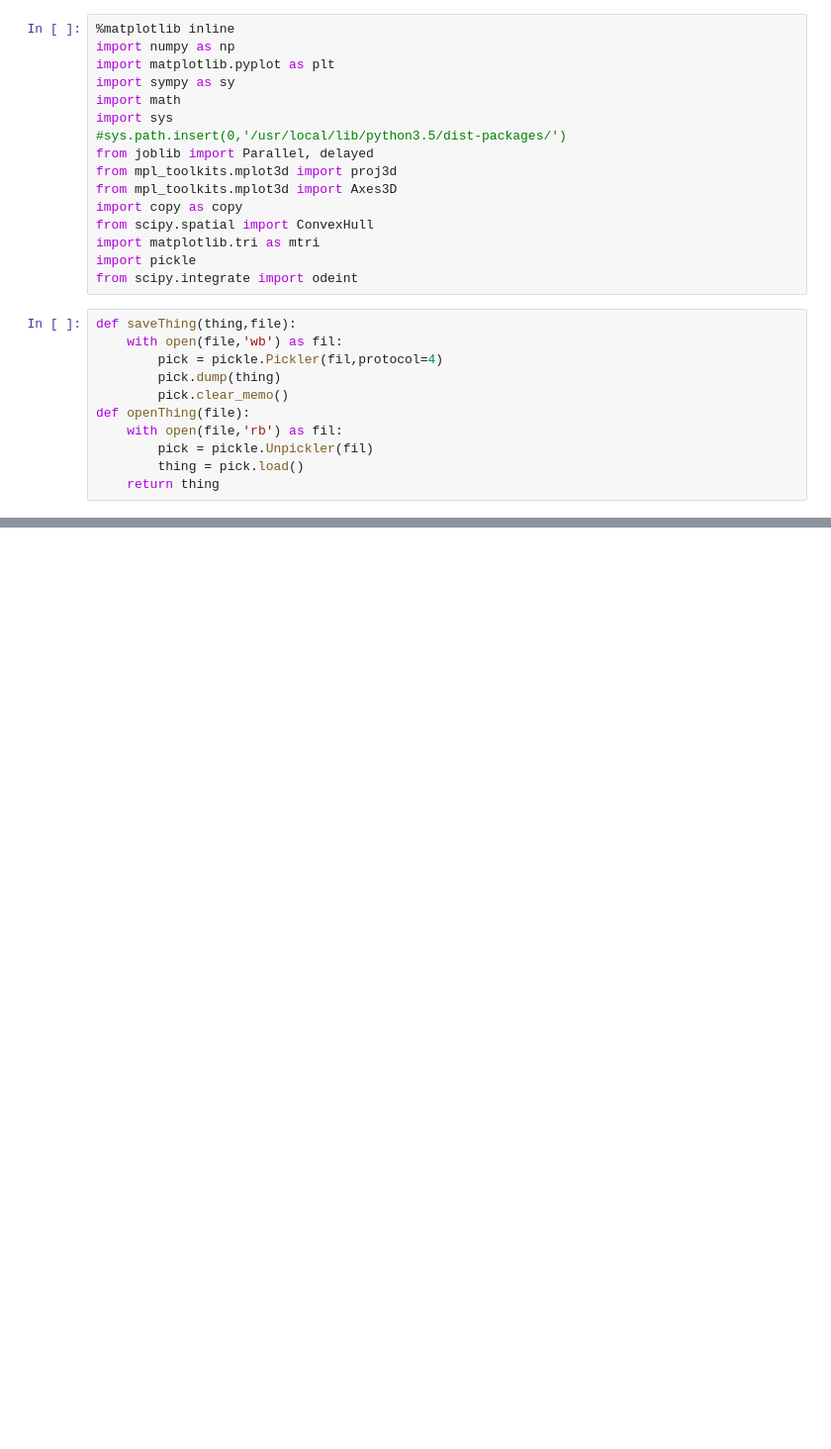
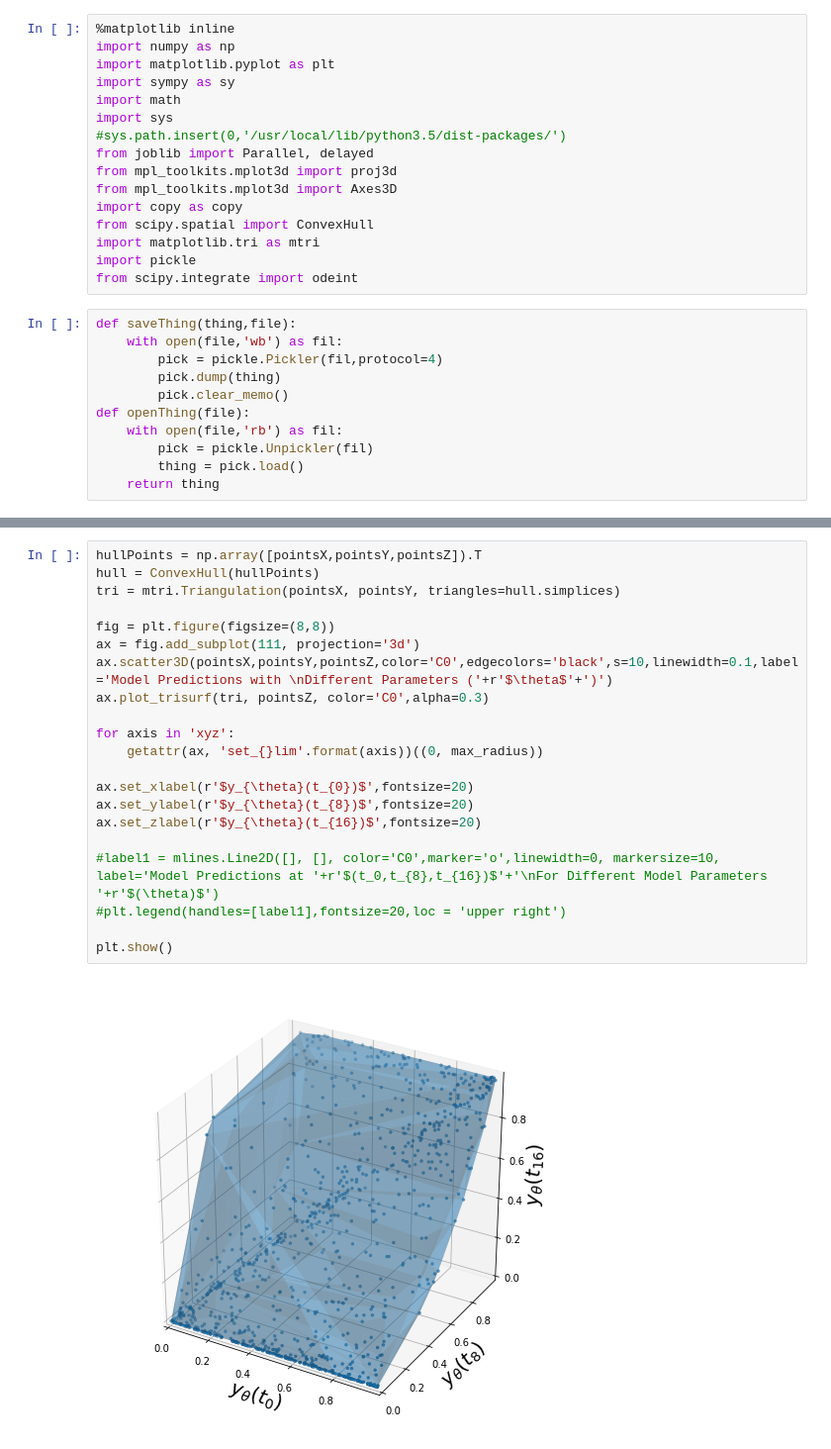
Before and after one commit to katnquinn/Bounding_Model_Predictions, a Jupyter notebook: SIR.ipynb, the cells around one changed output, grey strips where cells are left out. Shown at 99% size. Cells and saved outputs as stored; diff of their text form; blank space fills up the shorter version.

```diff
--- a/SIR.ipynb
+++ b/SIR.ipynb
@@ -133,0 +238,23 @@ plt.show()
+# %%
+hullPoints = np.array([pointsX,pointsY,pointsZ]).T
+hull = ConvexHull(hullPoints)
+tri = mtri.Triangulation(pointsX, pointsY, triangles=hull.simplices)
+
+fig = plt.figure(figsize=(8,8))
+ax = fig.add_subplot(111, projection='3d')
+ax.scatter3D(pointsX,pointsY,pointsZ,color='C0',edgecolors='black',s=10,linewidth=0.1,label='Model Predictions with \nDifferent Parameters ('+r'$\theta$'+')')
+ax.plot_trisurf(tri, pointsZ, color='C0',alpha=0.3)
+
+for axis in 'xyz':
+    getattr(ax, 'set_{}lim'.format(axis))((0, max_radius))
+
+ax.set_xlabel(r'$y_{\theta}(t_{0})$',fontsize=20)
+ax.set_ylabel(r'$y_{\theta}(t_{8})$',fontsize=20)
+ax.set_zlabel(r'$y_{\theta}(t_{16})$',fontsize=20)
+
+#label1 = mlines.Line2D([], [], color='C0',marker='o',linewidth=0, markersize=10, label='Model Predictions at '+r'$(t_0,t_{8},t_{16})$'+'\nFor Different Model Parameters '+r'$(\theta)$')
+#plt.legend(handles=[label1],fontsize=20,loc = 'upper right')
+
+plt.show()
+# %% [output]
+[figure, added]
```
Also changed, not shown: parts of 15 cells of this notebook.
